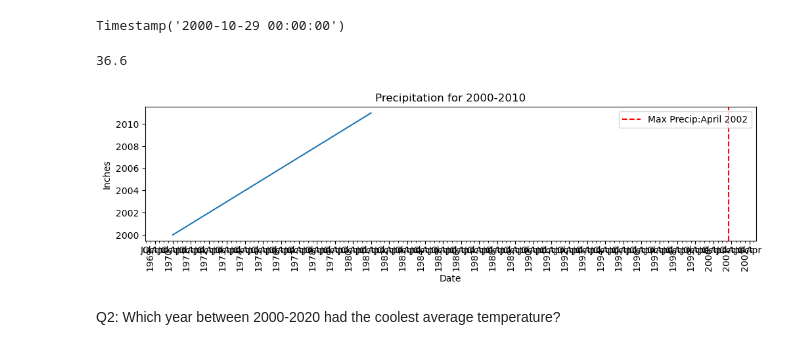
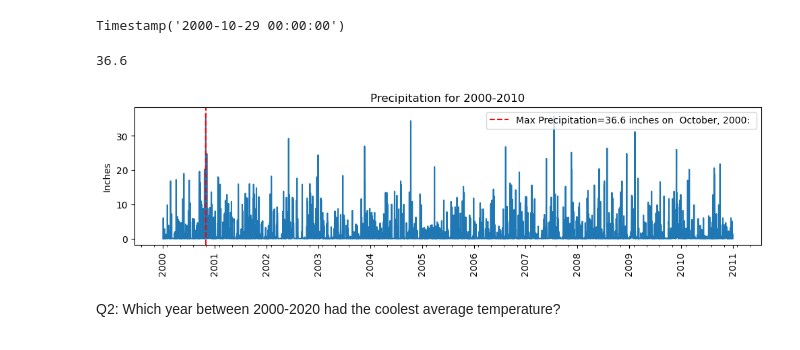
Before and after one commit to ivyyyyyliu/Resampling-Datetime-Data, a Jupyter notebook: Resampling Datetime Data.ipynb, the cells around one changed output. Saved outputs shown, nothing was run; the diff lists cells and outputs as text; code cells hidden in the pictures.

```diff
--- a/Resampling Datetime Data.ipynb
+++ b/Resampling Datetime Data.ipynb
@@ -151,3 +151,6 @@ date
 2010-12-30    0.0
 2010-12-31    0.0
 Name: precipitation, Length: 4018, dtype: float64
+# %%
+p = df.loc['2000':'2010'].copy()
+p
@@ -157,7 +175,8 @@ most
 # %% [output]
 Timestamp('2000-10-29 00:00:00')
-# %%
-p.loc['2000-10-29']
-# %% [output]
-36.6
+# %%
+max_precip = p['precipitation'].max()
+max_precip
+# %% [output]
+36.6
 # %%
@@ -173,25 +184,37 @@ fmt_minor_3m = mdates.DateFormatter("%b")
 # %%
 fig, ax = plt.subplots(figsize=(12,3))
-p.plot(ax=ax)
-ax.set(title='Precipitation for 2000-2010', ylabel='Inches', xlabel='Date')
+ax.plot(p['precipitation'])
+ax.set(title="Precipitation for 2000-2010", ylabel='Inches')
 
-## Final xdate tweaks
-fig = ax.get_figure()
-fig.autofmt_xdate(which='major',rotation=90)
 
-# Set xaxis major locator/formatter
+# customize major ticks
+major_loc =  mdates.YearLocator()
+major_fmt = mdates.DateFormatter("%Y")
+
 ax.xaxis.set_major_locator(major_loc)
 ax.xaxis.set_major_formatter(major_fmt)
 
 
-# Set xaxis minor locator/formatter
-ax.xaxis.set_minor_locator(loc_minor_3m)
-ax.xaxis.set_minor_formatter(fmt_minor_3m)
+# # customize maxor ticks
+maxor_loc =  mdates.MonthLocator(interval=3)
+ax.xaxis.set_minor_locator(maxor_loc)
 
-ax.axvline(most, ls='--',color='red',label='Max Precip:April 2002')
-ax.legend(loc='upper right');
+
+
+## Final xdate tweaks
+fig = ax.get_figure()
+fig.autofmt_xdate(which='major',ha='center',rotation=90)
+
+
+## Annotate max
+date_max = p['precipitation'].idxmax()
+max_precip = p['precipitation'].max()
+
+label_txt = f"Max Precipitation={max_precip} inches on  {date_max.strftime('%B, %Y')}: "
+ax.axvline(date_max,color='r',ls='--', label= label_txt)
+ax.legend();
 # %% [output]
-[figure, old version]
+[figure, new version]
 # %% [markdown]
 Q2: Which year between 2000-2020 had the coolest average temperature?
 # %%
```
Also changed, not shown: parts of 3 cells of this notebook.
